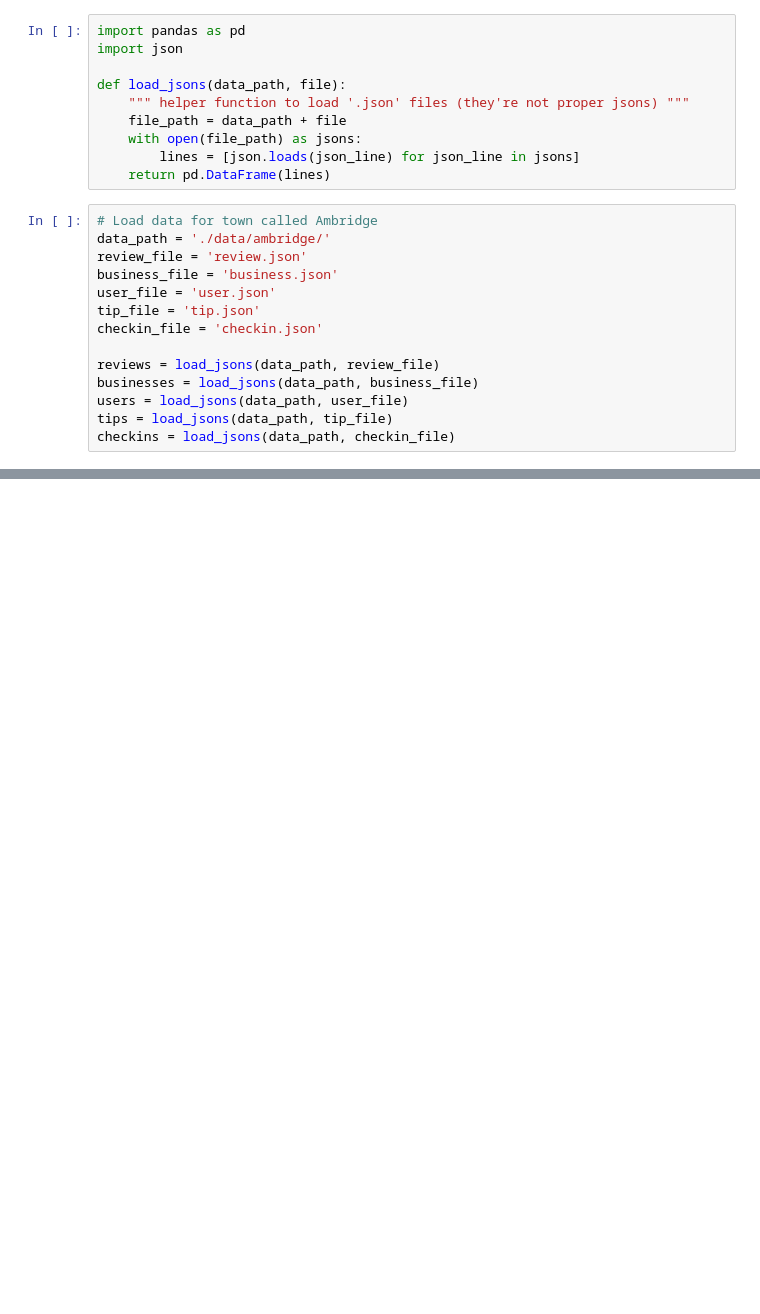
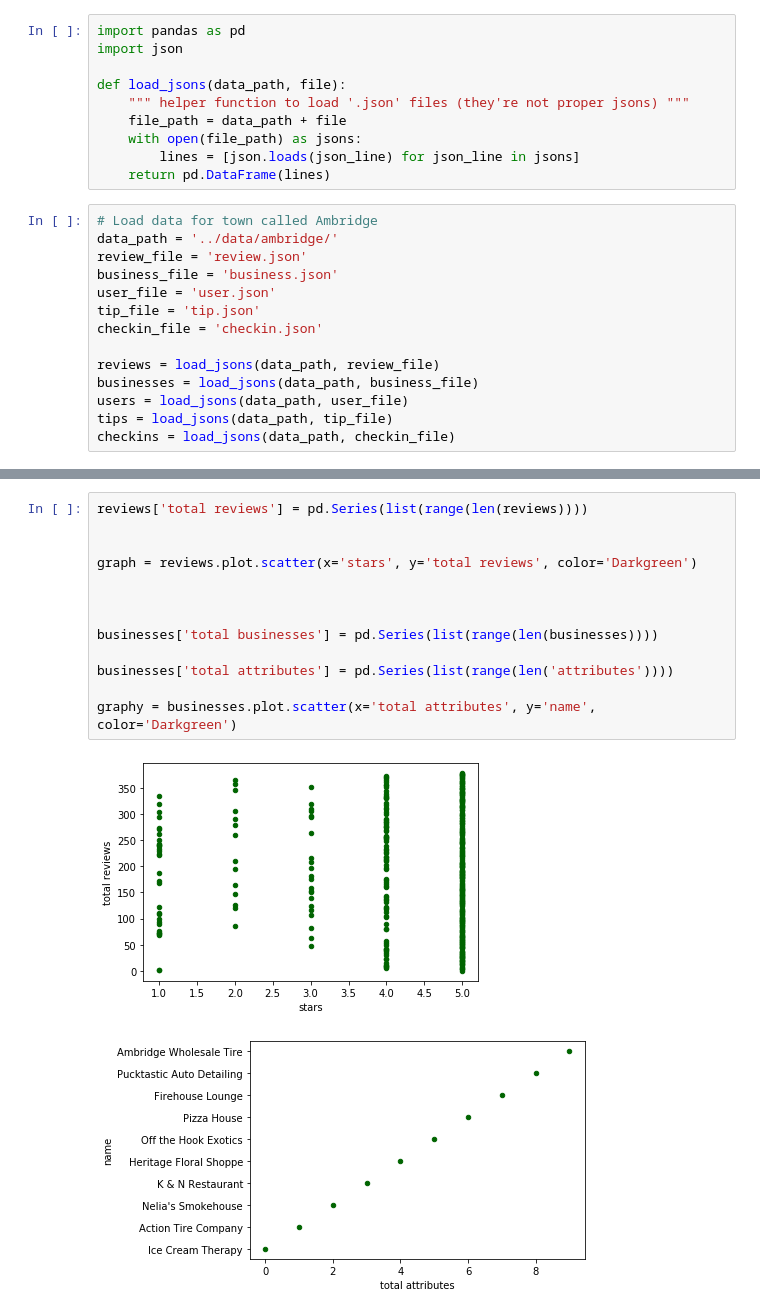
Before and after one commit to UhhBart/ci-yelp, a Jupyter notebook: example.ipynb, the cells around one changed output, grey strips where cells are left out. Saved outputs shown, nothing was run; the diff lists cells and outputs as text; blank space fills up the shorter version.

Commit message:
Plots

```diff
--- a/example.ipynb
+++ b/example.ipynb
@@ -10,7 +10,7 @@ def load_jsons(data_path, file):
     return pd.DataFrame(lines)
 # %%
 # Load data for town called Ambridge
-data_path = './data/ambridge/'
+data_path = '../data/ambridge/'
 review_file = 'review.json'
 business_file = 'business.json'
 user_file = 'user.json'
@@ -34,0 +63,16 @@ NameError: name 'reviews' is not defined
+# %%
+reviews['total reviews'] = pd.Series(list(range(len(reviews))))
+
+
+graph = reviews.plot.scatter(x='stars', y='total reviews', color='Darkgreen')
+
+
+
+businesses['total businesses'] = pd.Series(list(range(len(businesses))))
+
+businesses['total attributes'] = pd.Series(list(range(len('attributes'))))
+
+graphy = businesses.plot.scatter(x='total attributes', y='name', color='Darkgreen')
+# %% [output]
+[figure, added]
+[figure, added]
```
Also changed, not shown: parts of 2 cells of this notebook, 1 other file.
